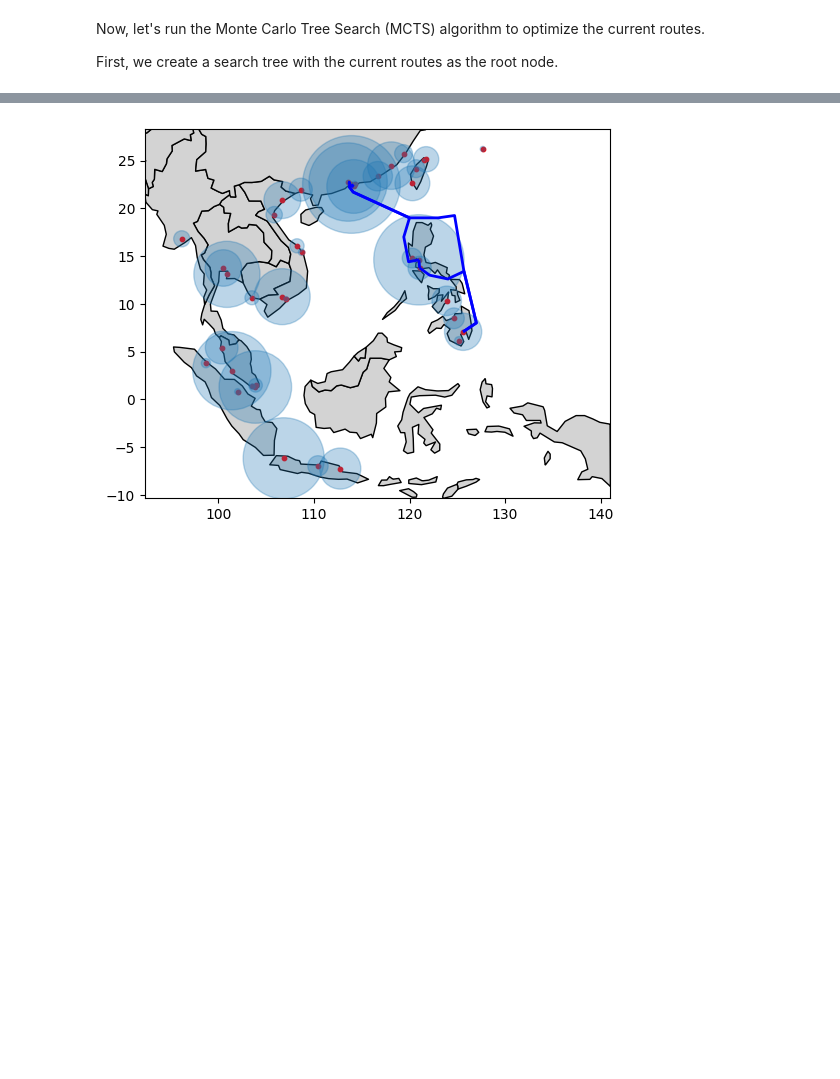
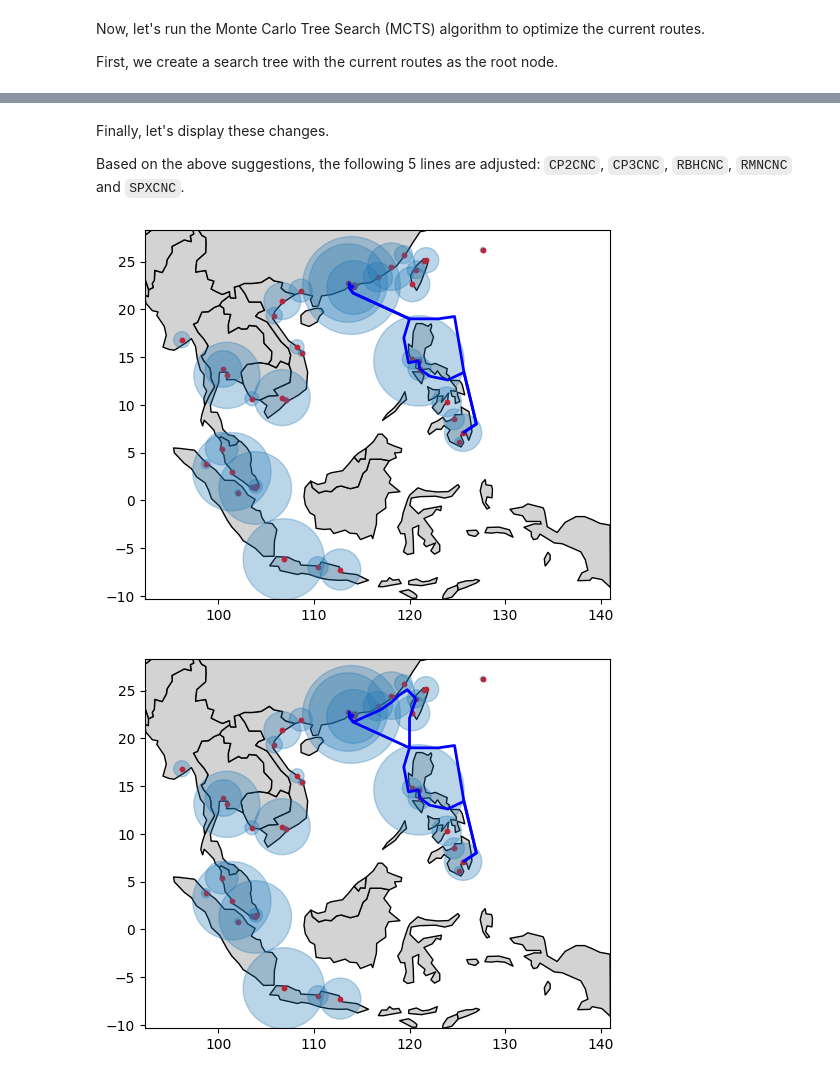
Before and after one commit to anjaliancy/nus-cma-proj-priv, a Jupyter notebook: src/example_southeasternAsia.ipynb, the cells around one changed output, grey strips where cells are left out. Saved outputs shown, nothing was run; the diff lists cells and outputs as text; code cells hidden in the pictures; blank space fills up the shorter version.

```diff
--- a/src/example_southeasternAsia.ipynb
+++ b/src/example_southeasternAsia.ipynb
@@ -253,10 +294,21 @@ After applying this action, the Philippine islands are becoming more connected:
+# %% [markdown]
+Finally, let's display these changes.
+
+Based on the above suggestions, the following 5 lines are adjusted: `CP2CNC`, `CP3CNC`, `RBHCNC`, `RMNCNC` and `SPXCNC`.
 # %%
-# original line
+# CP2CNC: original line
 servicegraph.plot( \
 	lines_info=[
 		('CP2CNC', 'blue'),
 	], selected_countries=southeastern_asia, portgraph=portgraph,
 )
+# CP2CNC: updated line
+best_node_trace[-1].graph.plot( \
+	lines_info=[
+		('CP2CNC', 'blue'),
+	], selected_countries=southeastern_asia, portgraph=portgraph,
+)
 # %% [output]
 [figure]
+[figure, added]
 # %%
```
Also changed, not shown: parts of 23 cells of this notebook, 5 other files.
